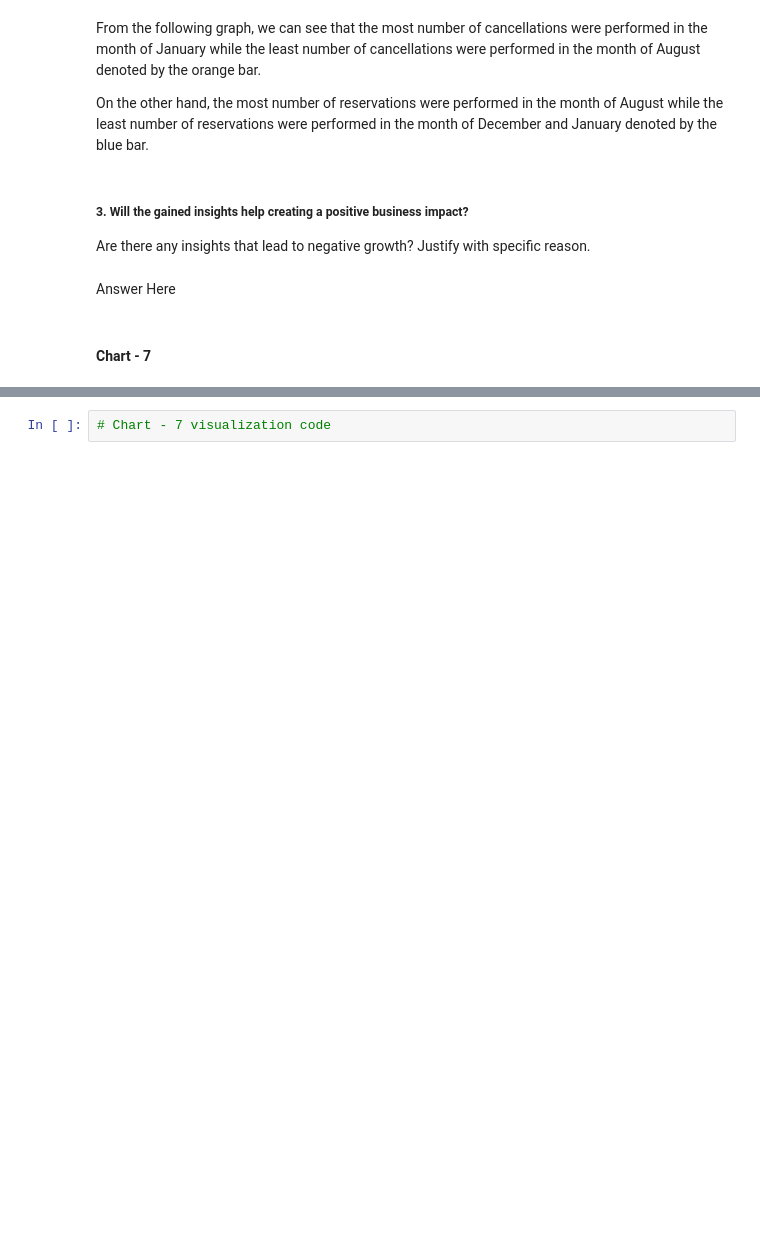
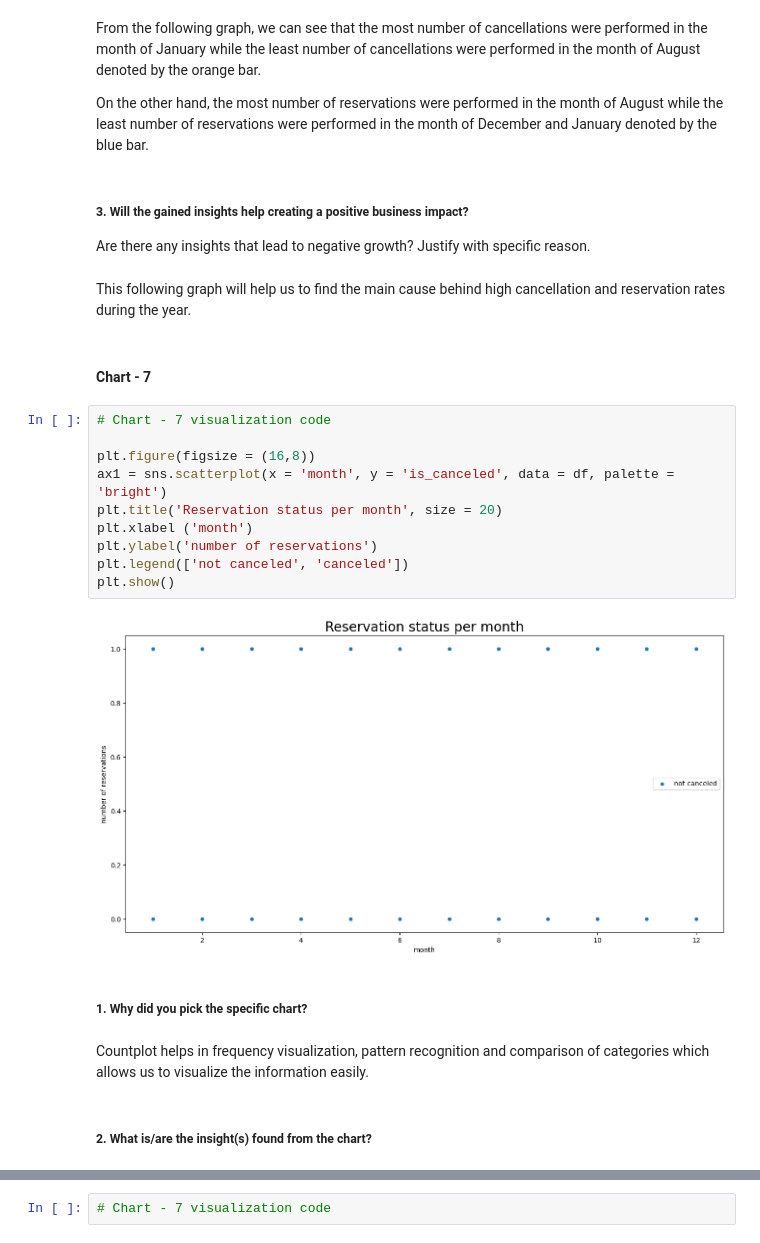
Before and after one commit to GAJABDADDY/EDA-Capstone-Project---Hotel-Booking-Analysis, a Jupyter notebook: Ashish's_EDA_Project.ipynb, the cells around one changed output, grey strips where cells are left out. Cells and saved outputs as stored; diff of their text form; blank space fills up the shorter version.

```diff
--- a/Ashish's_EDA_Project.ipynb
+++ b/Ashish's_EDA_Project.ipynb
@@ -828,7 +835,25 @@ On the other hand, the most number of reservations were performed in the month o
 # %% [markdown]
 ##### 3. Will the gained insights help creating a positive business impact?
 Are there any insights that lead to negative growth? Justify with specific reason.
-# %% [markdown]
-Answer Here
+# %% [markdown]
+This following graph will help us to find the main cause behind high cancellation and reservation rates during the year.
 # %% [markdown]
 #### Chart - 7
+# %%
+# Chart - 7 visualization code
+
+plt.figure(figsize = (16,8))
+ax1 = sns.scatterplot(x = 'month', y = 'is_canceled', data = df, palette = 'bright')
+plt.title('Reservation status per month', size = 20)
+plt.xlabel ('month')
+plt.ylabel('number of reservations')
+plt.legend(['not canceled', 'canceled'])
+plt.show()
+# %% [output]
+[figure, added]
+# %% [markdown]
+##### 1. Why did you pick the specific chart?
+# %% [markdown]
+Countplot helps in frequency visualization, pattern recognition and comparison of categories which allows us to visualize the information easily.
+# %% [markdown]
+##### 2. What is/are the insight(s) found from the chart?
```
Also changed, not shown: parts of 6 cells of this notebook.
